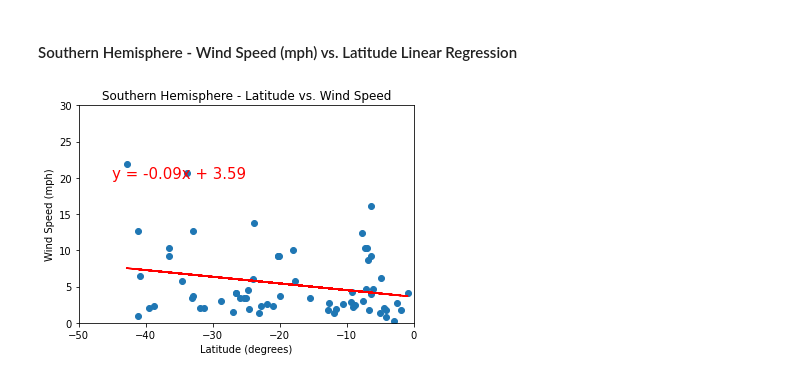
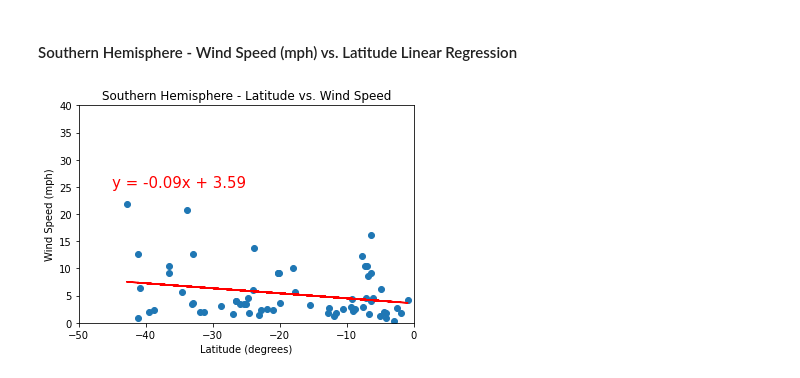
Before and after one commit to thierzon/python-api-challenge, a Jupyter notebook: WeatherPy/WeatherPy.ipynb, the cells around one changed output. Cells and saved outputs as stored; diff of their text form; code cells hidden in the pictures.

```diff
--- a/WeatherPy/WeatherPy.ipynb
+++ b/WeatherPy/WeatherPy.ipynb
@@ -387,24 +387,24 @@ plt.show()
 # %%
 # select data for x and y-axis
 x_values = southern_weather_data['latitude']
 y_values = southern_weather_data['wind speed']
 x_sorted = sorted(x_values)
 
 # Calculate linear regression model
 (slope, intercept, rvalue, pvalue, stderr) = sts.linregress(x_values, y_values)
 y_value = slope * x_values + intercept
 line_eq = "y = " + str(round(slope,2)) + "x + " + str(round(intercept,2))
 
 # print and save latitude vs temperature plot
 plt.scatter(x_values,y_values)
 plt.title("Southern Hemisphere - Latitude vs. Wind Speed")
 plt.xlabel('Latitude (degrees)')
 plt.ylabel('Wind Speed (mph)')
 plt.xlim(-50,0)
-plt.ylim(0,30)
+plt.ylim(0,40)
 plt.plot(x_values,y_value, "r-")
-plt.annotate(line_eq,(-45,20),fontsize=15,color="red")
+plt.annotate(line_eq,(-45,25),fontsize=15,color="red")
 plt.savefig("Output/lat_windspeed_southern_hemisphere.png")
 plt.show()
 # %% [output]
-[figure, old version]
+[figure, new version]
```
Also changed, not shown: parts of 3 cells of this notebook, 8 other files.
